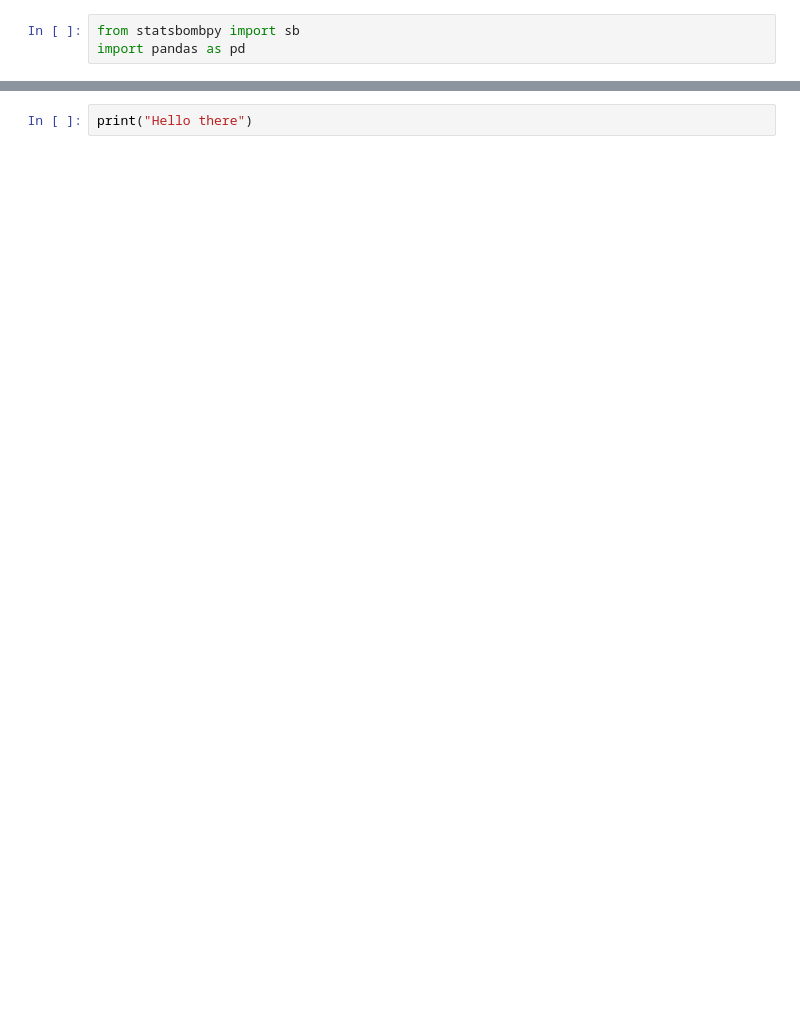
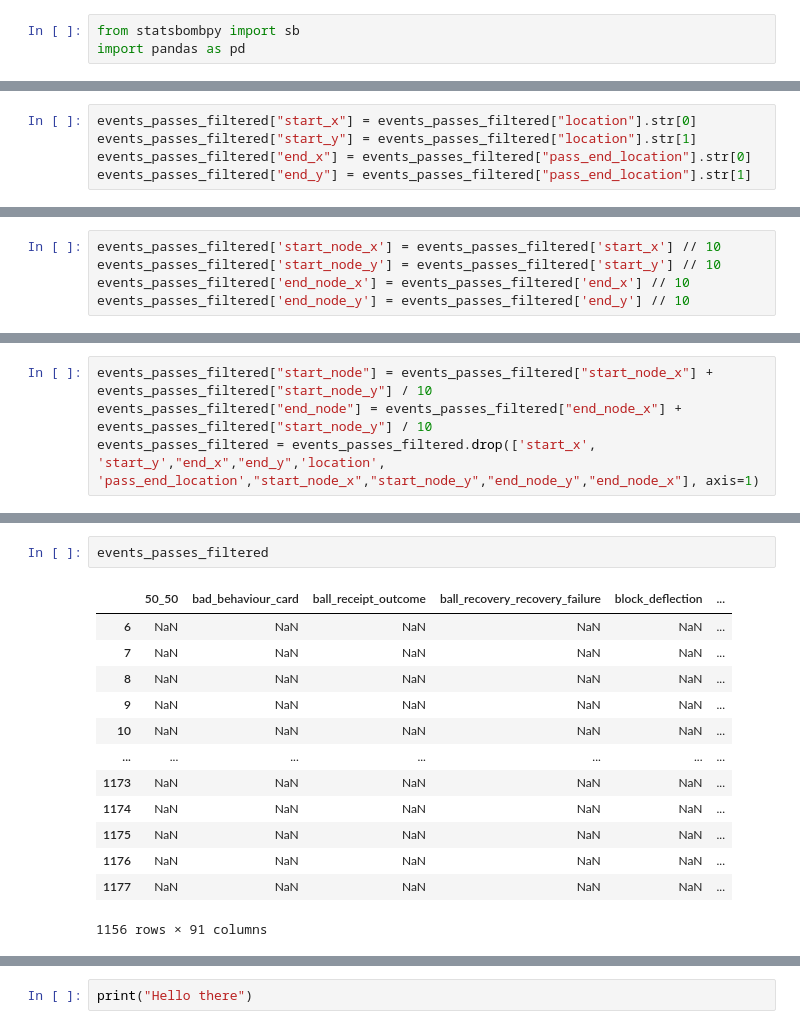
Before and after one commit to Morten-Tejlmand/5-semester, a Jupyter notebook: Fodbold/data.ipynb, the cells around one changed output, grey strips where cells are left out. Saved outputs shown, nothing was run; the diff lists cells and outputs as text; blank space fills up the shorter version.

```diff
--- a/Fodbold/data.ipynb
+++ b/Fodbold/data.ipynb
@@ -30,0 +83,5 @@ events = sb.competition_events(
+# %%
+events_passes_filtered["start_x"] = events_passes_filtered["location"].str[0]
+events_passes_filtered["start_y"] = events_passes_filtered["location"].str[1]
+events_passes_filtered["end_x"] = events_passes_filtered["pass_end_location"].str[0]
+events_passes_filtered["end_y"] = events_passes_filtered["pass_end_location"].str[1]
@@ -30,0 +109,5 @@ events = sb.competition_events(
+# %%
+events_passes_filtered['start_node_x'] = events_passes_filtered['start_x'] // 10
+events_passes_filtered['start_node_y'] = events_passes_filtered['start_y'] // 10
+events_passes_filtered['end_node_x'] = events_passes_filtered['end_x'] // 10
+events_passes_filtered['end_node_y'] = events_passes_filtered['end_y'] // 10
@@ -30,0 +135,4 @@ events = sb.competition_events(
+# %%
+events_passes_filtered["start_node"] = events_passes_filtered["start_node_x"] + events_passes_filtered["start_node_y"] / 10
+events_passes_filtered["end_node"] = events_passes_filtered["end_node_x"] + events_passes_filtered["start_node_y"] / 10
+events_passes_filtered = events_passes_filtered.drop(['start_x', 'start_y',"end_x","end_y",'location', 'pass_end_location',"start_node_x","start_node_y","end_node_y","end_node_x"], axis=1)
@@ -30,0 +150,16 @@ events = sb.competition_events(
+# %%
+events_passes_filtered
+# %% [output]
+|  | 50_50 | bad_behaviour_card | ball_receipt_outcome | ball_recovery_recovery_failure | block_deflection | ... |
+| 6 | NaN | NaN | NaN | NaN | NaN | ... |
+| 7 | NaN | NaN | NaN | NaN | NaN | ... |
+| 8 | NaN | NaN | NaN | NaN | NaN | ... |
+| 9 | NaN | NaN | NaN | NaN | NaN | ... |
+| 10 | NaN | NaN | NaN | NaN | NaN | ... |
+| ... | ... | ... | ... | ... | ... | ... |
+| 1173 | NaN | NaN | NaN | NaN | NaN | ... |
+| 1174 | NaN | NaN | NaN | NaN | NaN | ... |
+| 1175 | NaN | NaN | NaN | NaN | NaN | ... |
+| 1176 | NaN | NaN | NaN | NaN | NaN | ... |
+| 1177 | NaN | NaN | NaN | NaN | NaN | ... |
+1156 rows × 91 columns
```
Also changed, not shown: parts of 15 cells of this notebook.
